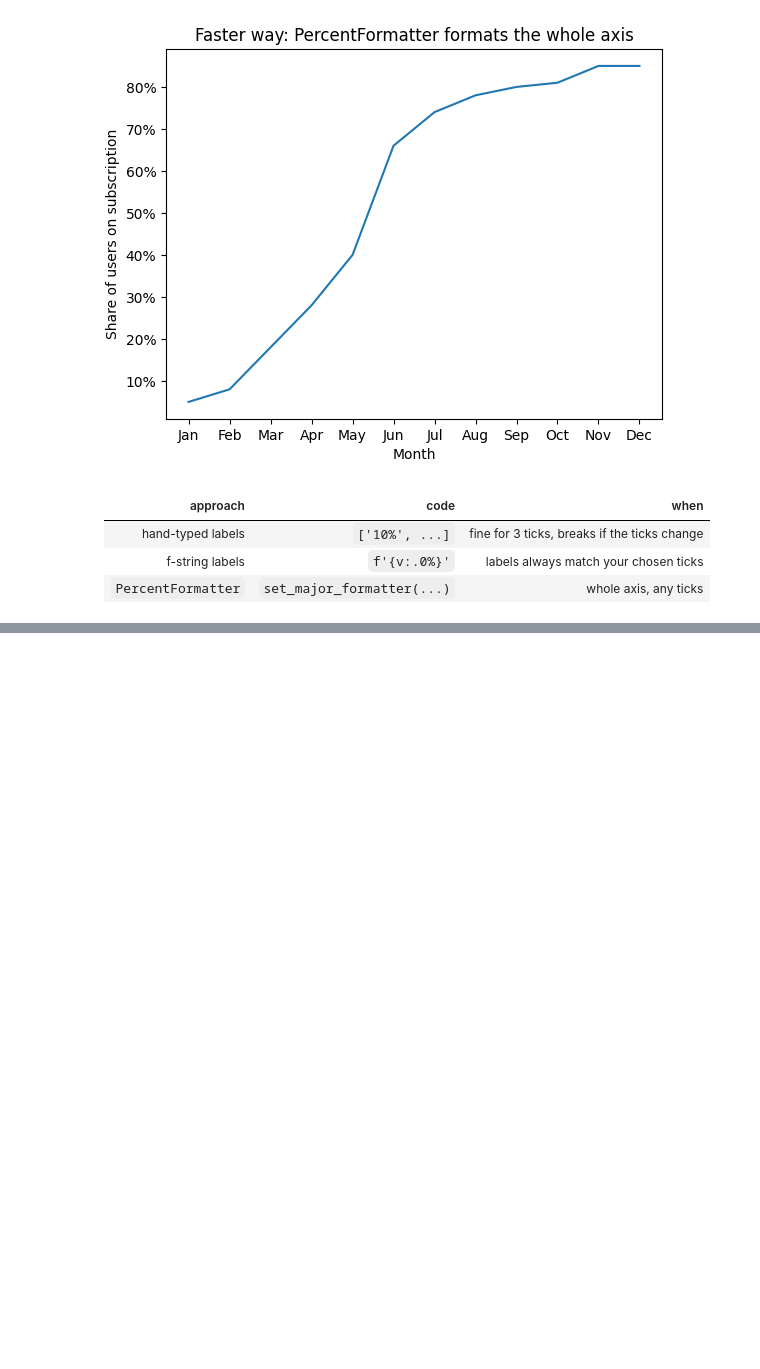
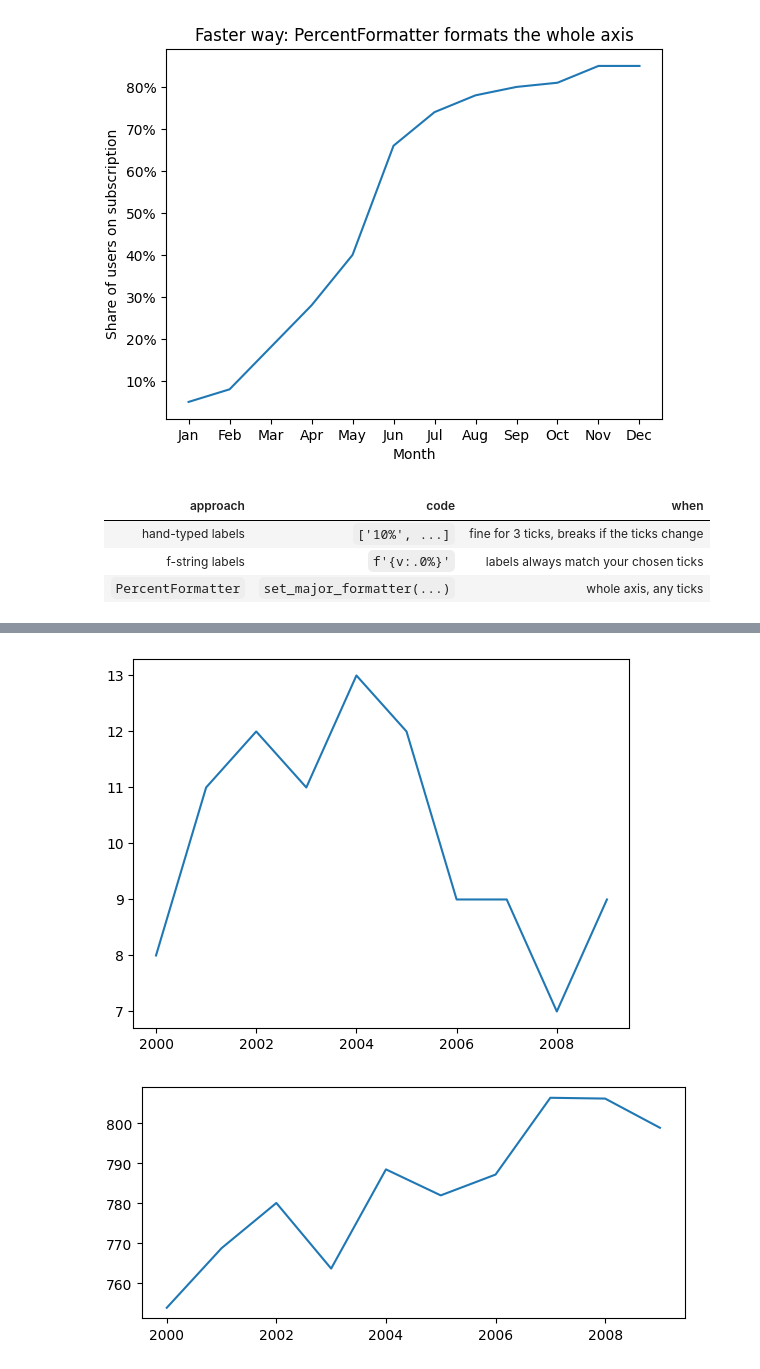
Before and after one commit to kkg98/panda-for-finance, a Jupyter notebook: notes/4_visualizing_finance_data/01_matplotlib_basics.ipynb, the cells around one changed output, grey strips where cells are left out. Cells and saved outputs as stored; diff of their text form; code cells hidden in the pictures; blank space fills up the shorter version.

Commit message:
Complete Line Graphs in Matplotlib: figures, review chart (ECB vs Austrian inflation)

```diff
--- a/notes/4_visualizing_finance_data/01_matplotlib_basics.ipynb
+++ b/notes/4_visualizing_finance_data/01_matplotlib_basics.ipynb
@@ -416,0 +420,19 @@ plt.show()
+# %%
+word_length = [8, 11, 12, 11, 13, 12, 9, 9, 7, 9]
+power_generated = [753.9, 768.8, 780.1, 763.7, 788.5, 782, 787.2, 806.4, 806.2, 798.9]
+years = [2000, 2001, 2002, 2003, 2004, 2005, 2006, 2007, 2008, 2009]
+
+plt.close('all')
+
+plt.figure()
+plt.plot(years, word_length)
+plt.savefig(CHARTS + '10_winning_word_lengths.png')
+plt.show()
+
+plt.figure(figsize=(7, 3))
+plt.plot(years, power_generated)
+plt.savefig(CHARTS + '10_power_generated.png')
+plt.show()
+# %% [output]
+[figure, added]
+[figure, added]
```
Also changed, not shown: parts of 17 cells of this notebook, 11 other files.
